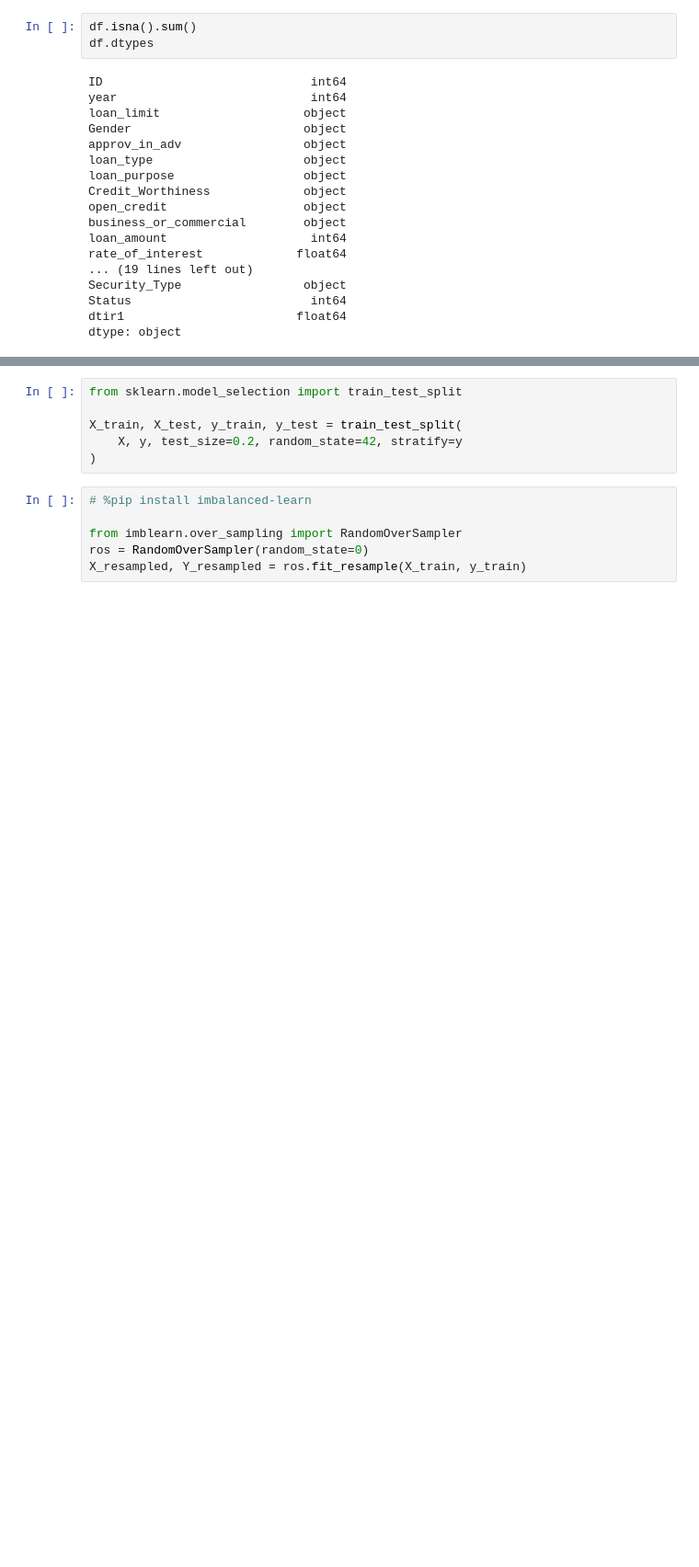
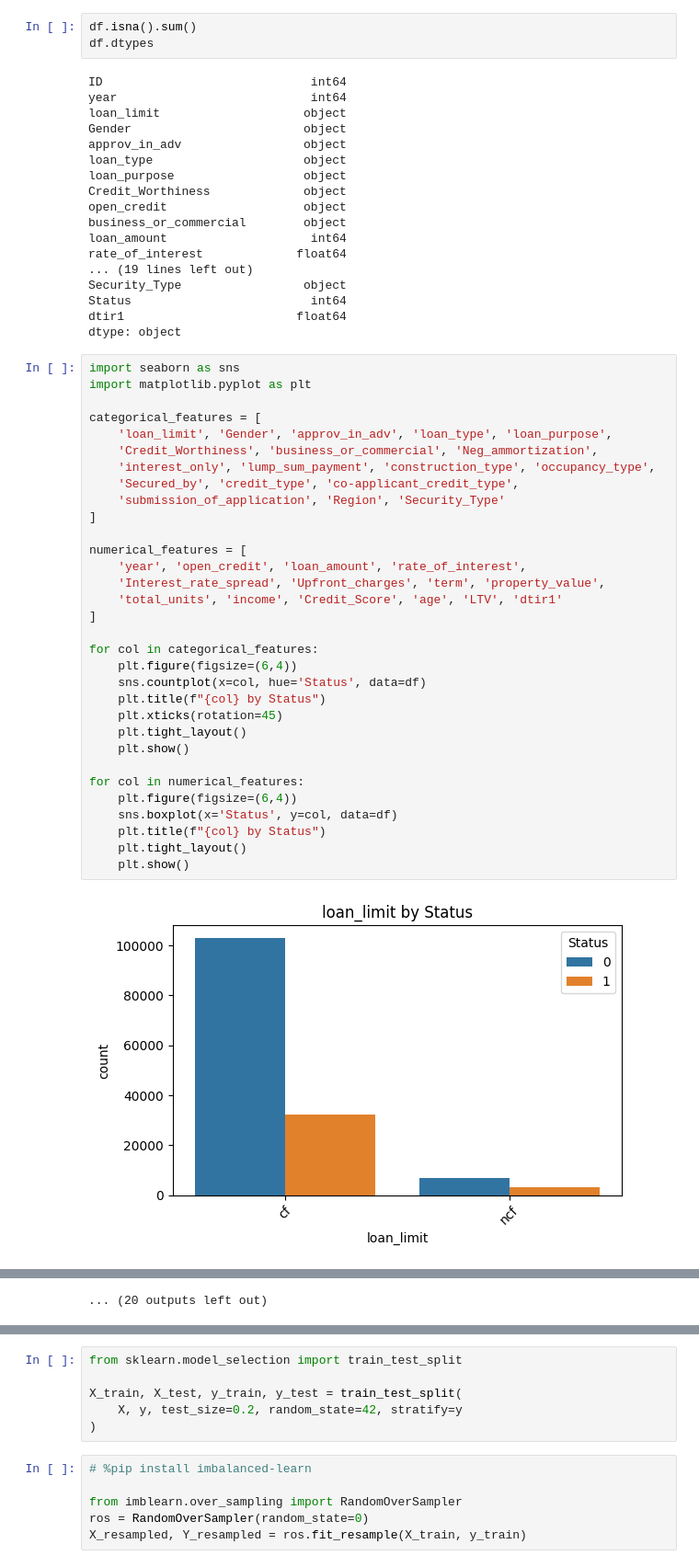
Before and after one commit to salim359/LoanShield, a Jupyter notebook: loan.ipynb, the cells around one changed output, grey strips where cells are left out. Shown at 92% size. Cells and saved outputs as stored; diff of their text form; blank space fills up the shorter version.

```diff
--- a/loan.ipynb
+++ b/loan.ipynb
@@ -32,3 +32,37 @@ Security_Type                 object
 Status                         int64
 dtir1                        float64
 dtype: object
+# %%
+import seaborn as sns
+import matplotlib.pyplot as plt
+
+categorical_features = [
+    'loan_limit', 'Gender', 'approv_in_adv', 'loan_type', 'loan_purpose',
+    'Credit_Worthiness', 'business_or_commercial', 'Neg_ammortization',
+    'interest_only', 'lump_sum_payment', 'construction_type', 'occupancy_type',
+    'Secured_by', 'credit_type', 'co-applicant_credit_type',
+    'submission_of_application', 'Region', 'Security_Type'
+]
+
+numerical_features = [
+    'year', 'open_credit', 'loan_amount', 'rate_of_interest',
+    'Interest_rate_spread', 'Upfront_charges', 'term', 'property_value',
+    'total_units', 'income', 'Credit_Score', 'age', 'LTV', 'dtir1'
+]
+
+for col in categorical_features:
+    plt.figure(figsize=(6,4))
+    sns.countplot(x=col, hue='Status', data=df)
+    plt.title(f"{col} by Status")
+    plt.xticks(rotation=45)
+    plt.tight_layout()
+    plt.show()
+
+for col in numerical_features:
+    plt.figure(figsize=(6,4))
+    sns.boxplot(x='Status', y=col, data=df)
+    plt.title(f"{col} by Status")
+    plt.tight_layout()
+    plt.show()
+# %% [output]
+[figure, added]
@@ -34,0 +80 @@ dtype: object
+... (20 outputs left out)
```
Also changed, not shown: parts of 31 cells of this notebook, 2 other files.
